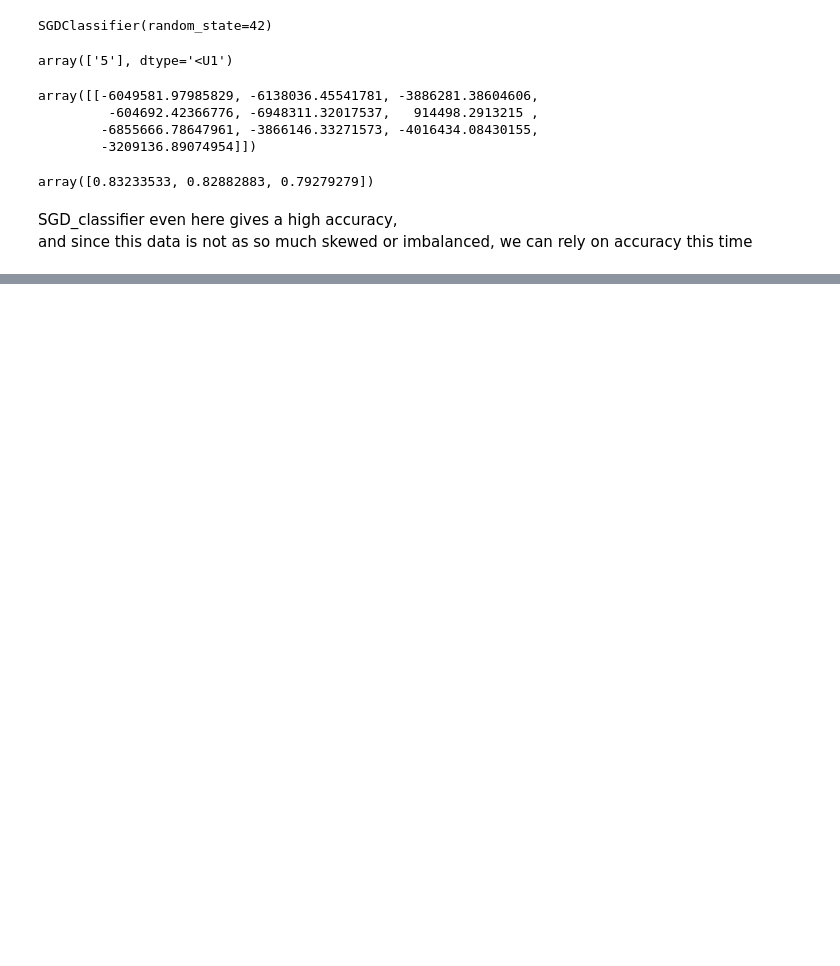
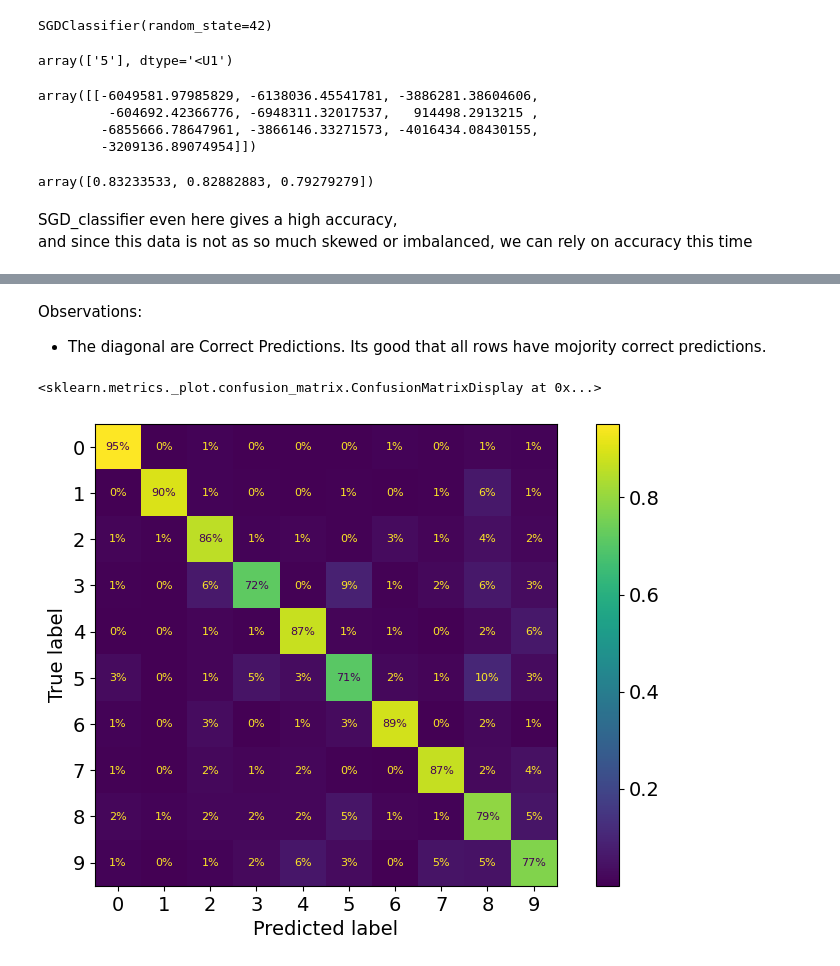
Before and after one commit to ArunNegi112/Machine_Learning, a Jupyter notebook: 3_Classification/2_Multiclass_classification.ipynb, the cells around one changed output, grey strips where cells are left out. Drawn from its saved outputs; the diff is of its cells as text; code cells hidden in the pictures; blank space fills up the shorter version.

```diff
--- a/3_Classification/2_Multiclass_classification.ipynb
+++ b/3_Classification/2_Multiclass_classification.ipynb
@@ -216,0 +236,10 @@ scores
+# %% [markdown]
+Observations:
+- The diagonal are Correct Predictions. Its good that all rows have mojority correct predictions.
+# %%
+# Calculate percentage of instances in each square
+plt.rc('font',size='8')
+ConfusionMatrixDisplay.from_predictions(y_train,y_pred,normalize='true',values_format=".0%")
+# %% [output]
+<sklearn.metrics._plot.confusion_matrix.ConfusionMatrixDisplay at 0x...>
+[figure, added]
```
Also changed, not shown: parts of 17 cells of this notebook.
